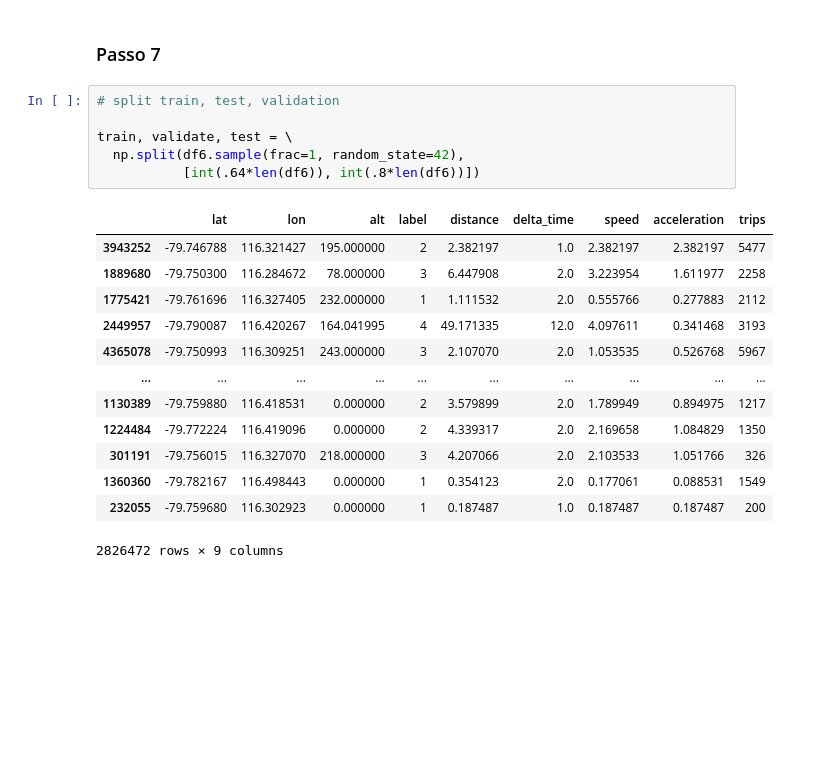
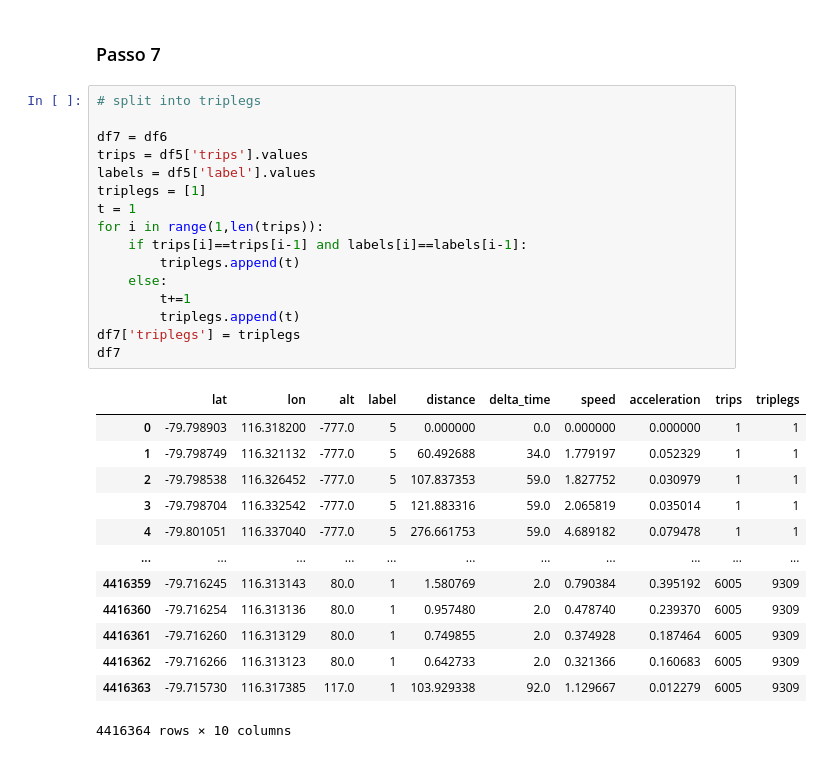
Before and after one commit to gifilipakis/research_Geolife, a Jupyter notebook: moreau (2021).ipynb, the cells around one changed output. Saved outputs shown, nothing was run; the diff lists cells and outputs as text; blank space fills up the shorter version.

Commit message:
Split into triplegs

```diff
--- a/moreau (2021).ipynb
+++ b/moreau (2021).ipynb
@@ -348,23 +348,33 @@ df6
 4416364 rows × 9 columns
 # %% [markdown]
 ### Passo 7
-# %%
-# split train, test, validation
-
-train, validate, test = \
-  np.split(df6.sample(frac=1, random_state=42),
-           [int(.64*len(df6)), int(.8*len(df6))])
-# %% [output]
-|  | lat | lon | alt | label | distance | delta_time | speed | acceleration | trips |
-| 3943252 | -79.746788 | 116.321427 | 195.000000 | 2 | 2.382197 | 1.0 | 2.382197 | 2.382197 | 5477 |
-| 1889680 | -79.750300 | 116.284672 | 78.000000 | 3 | 6.447908 | 2.0 | 3.223954 | 1.611977 | 2258 |
-| 1775421 | -79.761696 | 116.327405 | 232.000000 | 1 | 1.111532 | 2.0 | 0.555766 | 0.277883 | 2112 |
-| 2449957 | -79.790087 | 116.420267 | 164.041995 | 4 | 49.171335 | 12.0 | 4.097611 | 0.341468 | 3193 |
-| 4365078 | -79.750993 | 116.309251 | 243.000000 | 3 | 2.107070 | 2.0 | 1.053535 | 0.526768 | 5967 |
-| ... | ... | ... | ... | ... | ... | ... | ... | ... | ... |
-| 1130389 | -79.759880 | 116.418531 | 0.000000 | 2 | 3.579899 | 2.0 | 1.789949 | 0.894975 | 1217 |
-| 1224484 | -79.772224 | 116.419096 | 0.000000 | 2 | 4.339317 | 2.0 | 2.169658 | 1.084829 | 1350 |
-| 301191 | -79.756015 | 116.327070 | 218.000000 | 3 | 4.207066 | 2.0 | 2.103533 | 1.051766 | 326 |
-| 1360360 | -79.782167 | 116.498443 | 0.000000 | 1 | 0.354123 | 2.0 | 0.177061 | 0.088531 | 1549 |
-| 232055 | -79.759680 | 116.302923 | 0.000000 | 1 | 0.187487 | 1.0 | 0.187487 | 0.187487 | 200 |
-2826472 rows × 9 columns
+# %%
+# split into triplegs
+
+df7 = df6
+trips = df5['trips'].values
+labels = df5['label'].values
+triplegs = [1]
+t = 1
+for i in range(1,len(trips)):
+    if trips[i]==trips[i-1] and labels[i]==labels[i-1]:
+        triplegs.append(t)
+    else:
+        t+=1
+        triplegs.append(t)
+df7['triplegs'] = triplegs
+df7
+# %% [output]
+|  | lat | lon | alt | label | distance | delta_time | speed | acceleration | trips | triplegs |
+| 0 | -79.798903 | 116.318200 | -777.0 | 5 | 0.000000 | 0.0 | 0.000000 | 0.000000 | 1 | 1 |
+| 1 | -79.798749 | 116.321132 | -777.0 | 5 | 60.492688 | 34.0 | 1.779197 | 0.052329 | 1 | 1 |
+| 2 | -79.798538 | 116.326452 | -777.0 | 5 | 107.837353 | 59.0 | 1.827752 | 0.030979 | 1 | 1 |
+| 3 | -79.798704 | 116.332542 | -777.0 | 5 | 121.883316 | 59.0 | 2.065819 | 0.035014 | 1 | 1 |
+| 4 | -79.801051 | 116.337040 | -777.0 | 5 | 276.661753 | 59.0 | 4.689182 | 0.079478 | 1 | 1 |
+| ... | ... | ... | ... | ... | ... | ... | ... | ... | ... | ... |
+| 4416359 | -79.716245 | 116.313143 | 80.0 | 1 | 1.580769 | 2.0 | 0.790384 | 0.395192 | 6005 | 9309 |
+| 4416360 | -79.716254 | 116.313136 | 80.0 | 1 | 0.957480 | 2.0 | 0.478740 | 0.239370 | 6005 | 9309 |
+| 4416361 | -79.716260 | 116.313129 | 80.0 | 1 | 0.749855 | 2.0 | 0.374928 | 0.187464 | 6005 | 9309 |
+| 4416362 | -79.716266 | 116.313123 | 80.0 | 1 | 0.642733 | 2.0 | 0.321366 | 0.160683 | 6005 | 9309 |
+| 4416363 | -79.715730 | 116.317385 | 117.0 | 1 | 103.929338 | 92.0 | 1.129667 | 0.012279 | 6005 | 9309 |
+4416364 rows × 10 columns
```
